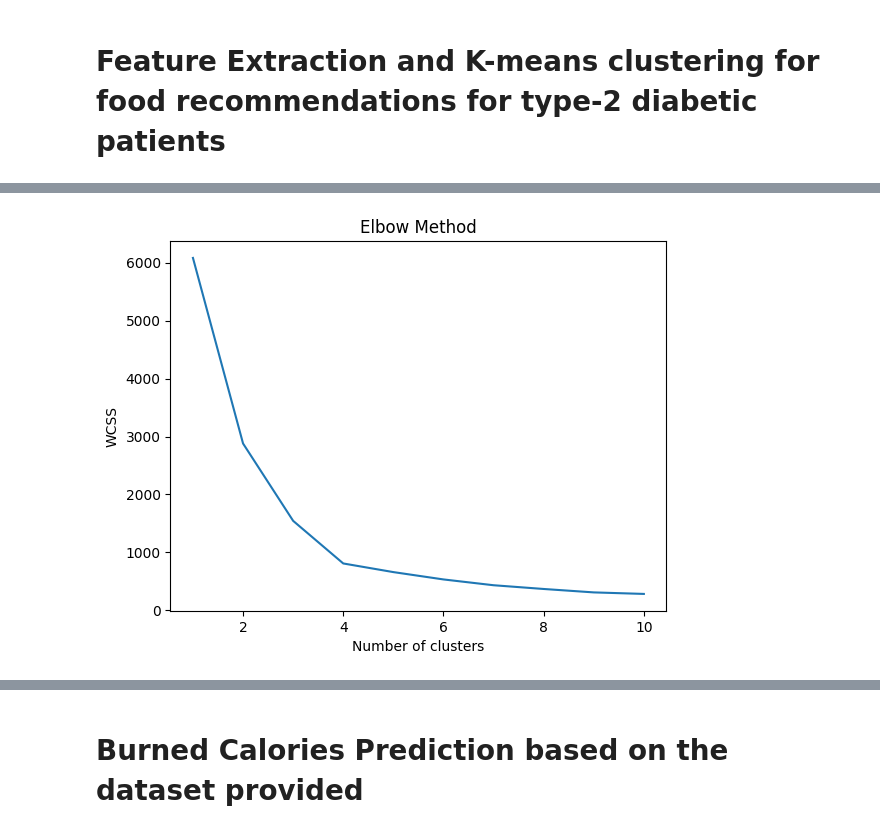
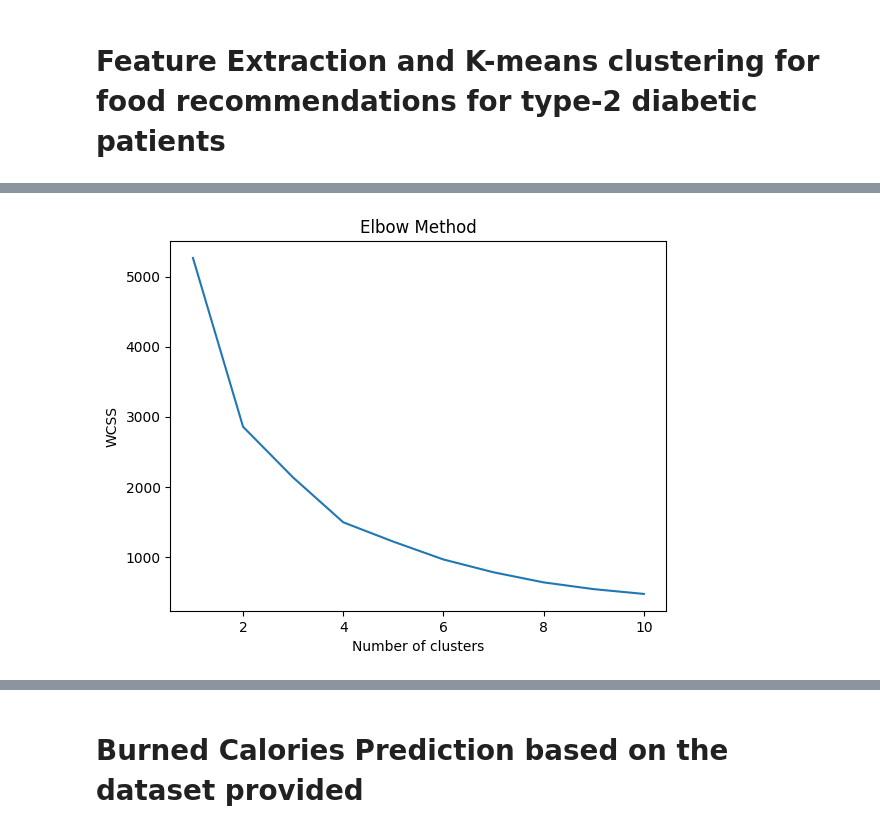
Before and after one commit to nutzbee/Collab-Tests, a Jupyter notebook: Capstone_Notebook_Source_Code.ipynb, the cells around one changed output, grey strips where cells are left out. Cells and saved outputs as stored; diff of their text form; code cells hidden in the pictures.

```diff
--- a/Capstone_Notebook_Source_Code.ipynb
+++ b/Capstone_Notebook_Source_Code.ipynb
@@ -616,0 +689,13 @@ df = merged_df
+# %%
+from googlesearch import search
+
+def categorize_food(food_name):
+    query = f"{food_name} category"
+    try:
+        for result in search(query, num_results=1):
+            return result.split(" - ")[0]
+    except:
+        return "Category not found"
+
+# Apply the categorize_food function to each food item in the DataFrame
+df["Category"] = df["Food name and Description"].apply(categorize_food)
@@ -620,3 +727,6 @@ df = df.sort_values(by=['Protein_(g)'], ascending=False)
+# %%
+#New dataset
+df = df[(df['Carbohydrate, total (g)'] < 55)]
 # %%
 # Preprocess the dataset
 # Code for preprocessing goes here
@@ -631,0 +744,5 @@ df.fillna(0, inplace=True)
+# %%
+#new Dataset
+# Preprocess the dataset
+# Code for preprocessing goes here
+df.fillna(0, inplace=True)
@@ -661,7 +777,7 @@ dtype: int64
 # %%
 # Apply Standardization
 scaler = StandardScaler()
-df_std = scaler.fit_transform(df.drop(['Shrt_Desc', 'Descrip', 'FoodGroup'], axis=1))
+df_std = scaler.fit_transform(df.drop(['Food_ID', 'Food name and Description', 'Alternate/Common name(s)', 'Image Link'], axis=1))
 
 # Apply PCA for feature extraction
 pca = PCA(n_components=2)
@@ -684,26 +800,26 @@ filtered_df = df[(df['Energ_Kcal'] <= float(calorie_req)) & (~df['Descrip'].str.
 # %%
 # Apply K-Means clustering algorithm and elbow method
 wcss = []
 for i in range(1, 11):
     kmeans = KMeans(n_clusters=i, init='k-means++', random_state=42)
     kmeans.fit(principal_df)
     wcss.append(kmeans.inertia_)
 
 plt.plot(range(1, 11), wcss)
 plt.title('Elbow Method')
 plt.xlabel('Number of clusters')
 plt.ylabel('WCSS')
 plt.show()
 
 # Based on the elbow plot, select the number of clusters
-n_clusters = 4
+n_clusters = 3
 
 # Apply K-Means clustering algorithm
 kmeans = KMeans(n_clusters=n_clusters, init='k-means++', random_state=42)
 kmeans.fit(principal_df)
 y_kmeans = kmeans.predict(principal_df)
 # %% [output]
-[figure, old version]
+[figure, new version]
 # %%
 # Initialize centroids and colors
 centroids = kmeans.cluster_centers_
```
Also changed, not shown: parts of 20 cells of this notebook.
